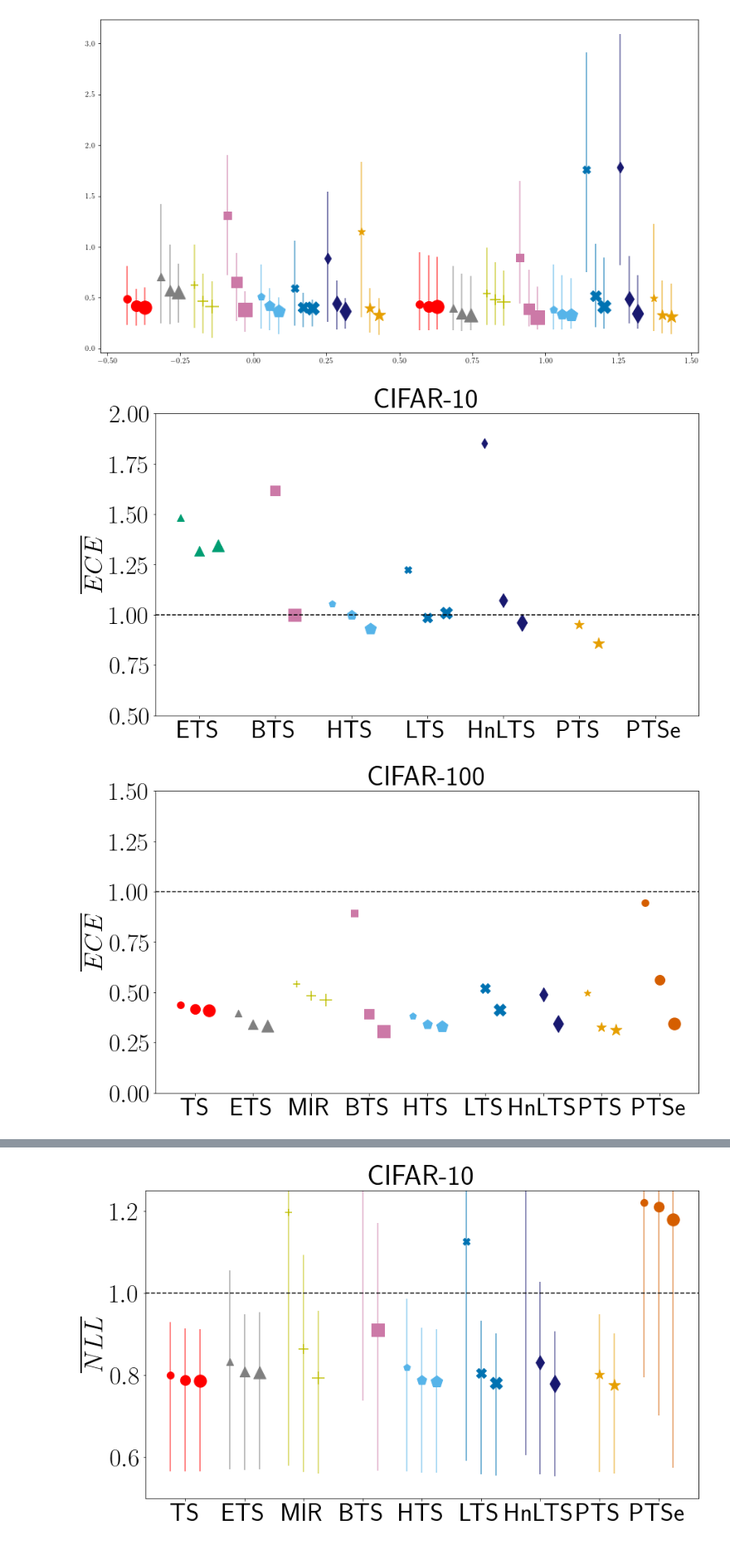
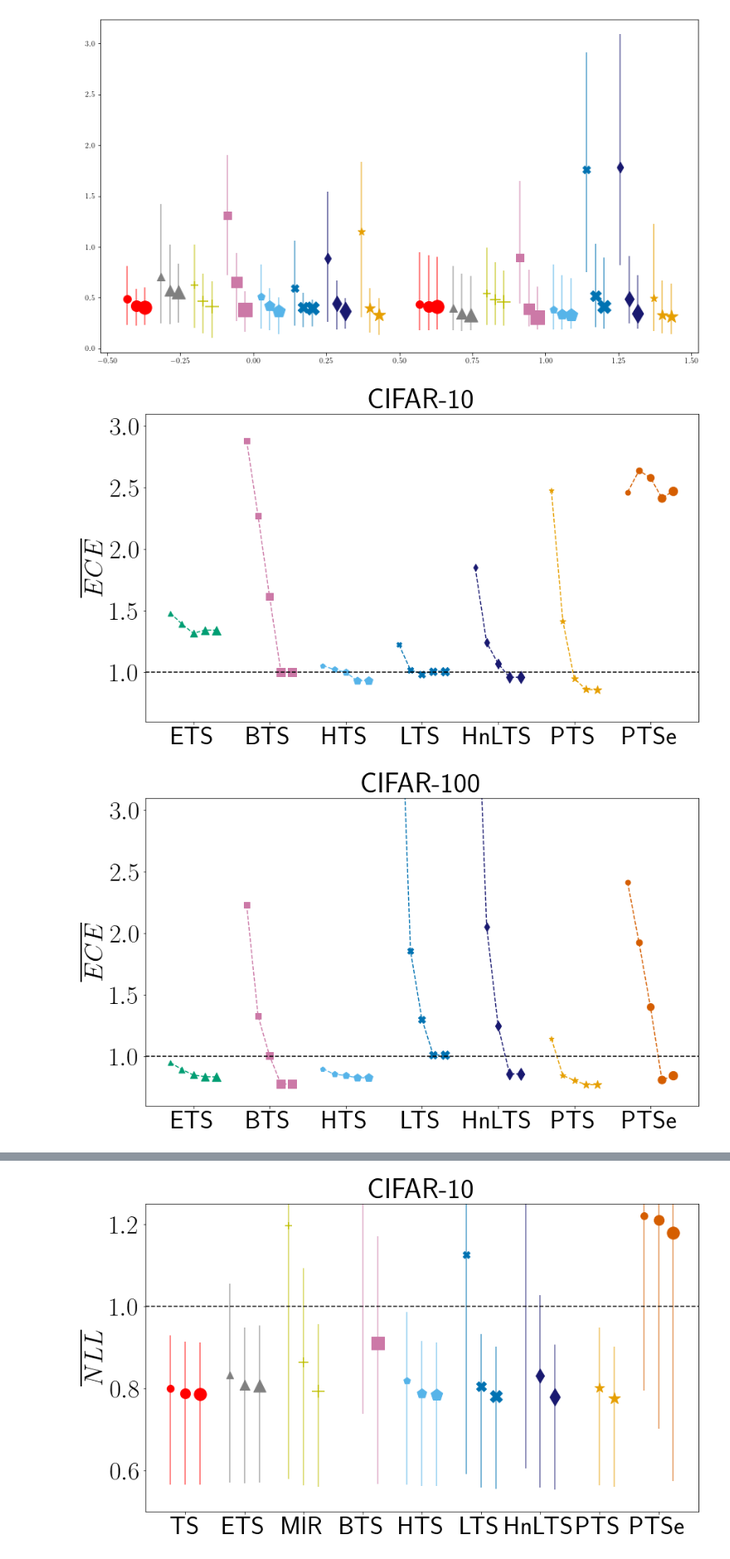
Before and after one commit to SergioAlvarezB/adaptive-tempscaling, a Jupyter notebook: code/notebooks/benchmark_pretrained_results.ipynb, the cells around one changed output, grey strips where cells are left out. Shown at 83% size. Saved outputs shown, nothing was run; the diff lists cells and outputs as text; code cells hidden in the pictures.

```diff
--- a/code/notebooks/benchmark_pretrained_results.ipynb
+++ b/code/notebooks/benchmark_pretrained_results.ipynb
@@ -387,16 +428,25 @@ fig, ax = plt.subplots(figsize=(14, 8))
 x_axis = np.arange(7)
 
 for i, model in enumerate(labels_):
-    ax.scatter(x_axis[i]-0.25, np.mean(_rel_eces10_ld[:, i, :]), marker=markers_[i], s=100, c=colors_[i])
+
+    curr_x = [x_axis[i]-0.3, x_axis[i]-0.15, x_axis[i], x_axis[i]+0.15, x_axis[i]+0.3]
+    curr_y = [np.mean(_rel_eces10_ld[:, i, :]), np.mean(_rel_eces10_mld[:, i, :]), np.mean(_rel_eces10_md[:, i, :]), np.mean(_rel_eces10_mhd[:, i, :]), np.mean(_rel_eces10[:, i, :])]
+    ax.plot(curr_x, curr_y, ls='--', c=colors_[i])
+
+
+
+    ax.scatter(x_axis[i]-0.3, np.mean(_rel_eces10_ld[:, i, :]), marker=markers_[i], s=50, c=colors_[i])
+    ax.scatter(x_axis[i]-0.15, np.mean(_rel_eces10_mld[:, i, :]), marker=markers_[i], s=75, c=colors_[i])
     # ax.plot([x_axis[i]-0.25, x_axis[i]-0.25], np.quantile(_rel_eces10_ld[:, i, :], (0.05, 0.95)), lw=2, c=colors_[i], alpha=0.5)
 
 
-    ax.scatter(x_axis[i], np.mean(_rel_eces10_md[:, i, :]), marker=markers_[i], s=200, c=colors_[i])
+    ax.scatter(x_axis[i], np.mean(_rel_eces10_md[:, i, :]), marker=markers_[i], s=100, c=colors_[i])
     # ax.plot([x_axis[i], x_axis[i]], np.quantile(_rel_eces10_md[:, i, :], (0.05, 0.95)), lw=2, c=colors_[i], alpha=0.5)
 
 
 
-    ax.scatter(x_axis[i]+0.25, np.mean(_rel_eces10[:, i, :]), marker=markers_[i], s=300, c=colors_[i])
+    ax.scatter(x_axis[i]+0.15, np.mean(_rel_eces10_mhd[:, i, :]), marker=markers_[i], s=125, c=colors_[i])
+    ax.scatter(x_axis[i]+0.30, np.mean(_rel_eces10[:, i, :]), marker=markers_[i], s=150, c=colors_[i])
     # ax.plot([x_axis[i]+0.25, x_axis[i]+0.25], np.quantile(_rel_eces10[:, i, :], (0.05, 0.95)), lw=2, c=colors_[i], alpha=0.5)
 
 ax.set_title('CIFAR-10', fontsize=40)
@@ -404,7 +454,7 @@ ax.set_title('CIFAR-10', fontsize=40)
 ax.axhline(1.0, c='k', ls='--')
 ax.set_xticks(x_axis)
 ax.set_xticklabels(labels_)
-ax.set_ylim(0.5, 2)
+ax.set_ylim(0.6, 3.1)
 
 ax.set_ylabel('$\overline{ECE}$', fontsize=36)
 ax.tick_params(axis='both', labelsize=36)
@@ -412,36 +462,44 @@ ax.tick_params(axis='both', labelsize=36)
 fig.savefig('C:/Users/sergi/Google Drive/PhD/AdaTS/imgsPaper/_relECEc10.pdf')
 plt.show()
 # %% [output]
-[figure, old version]
+[figure, new version]
 # %%
 fig, ax = plt.subplots(figsize=(14, 8))
-x_axis = np.arange(9)
+x_axis = np.arange(7)
 
-for i, model in enumerate(labels):
-    ax.scatter(x_axis[i]-0.25, np.mean(rel_eces100_ld[:, i, :]), marker=markers[i], s=100, c=colors[i])
-    # ax.plot([x_axis[i]-0.25, x_axis[i]-0.25], np.quantile(rel_eces100_ld[:, i, :], (0.05, 0.95)), lw=2, c=colors[i], alpha=0.5)
-
-
-    ax.scatter(x_axis[i], np.mean(rel_eces100_md[:, i, :]), marker=markers[i], s=200, c=colors[i])
-    # ax.plot([x_axis[i], x_axis[i]], np.quantile(rel_eces100_md[:, i, :], (0.05, 0.95)), lw=2, c=colors[i], alpha=0.5)
+for i, model in enumerate(labels_):
+    curr_x = [x_axis[i]-0.3, x_axis[i]-0.15, x_axis[i], x_axis[i]+0.15, x_axis[i]+0.3]
+    curr_y = [np.mean(_rel_eces100_ld[:, i, :]), np.mean(_rel_eces100_mld[:, i, :]), np.mean(_rel_eces100_md[:, i, :]), np.mean(_rel_eces100_mhd[:, i, :]), np.mean(_rel_eces100[:, i, :])]
+    ax.plot(curr_x, curr_y, ls='--', c=colors_[i])
 
 
 
-    ax.scatter(x_axis[i]+0.25, np.mean(rel_eces100[:, i, :]), marker=markers[i], s=300, c=colors[i])
-    # ax.plot([x_axis[i]+0.25, x_axis[i]+0.25], np.quantile(rel_eces100[:, i, :], (0.05, 0.95)), lw=2, c=colors[i], alpha=0.5)
+    ax.scatter(x_axis[i]-0.3, np.mean(_rel_eces100_ld[:, i, :]), marker=markers_[i], s=50, c=colors_[i])
+    ax.scatter(x_axis[i]-0.15, np.mean(_rel_eces100_mld[:, i, :]), marker=markers_[i], s=75, c=colors_[i])
+    # ax.plot([x_axis[i]-0.25, x_axis[i]-0.25], np.quantile(_rel_eces100_ld[:, i, :], (0.05, 0.95)), lw=2, c=colors_[i], alpha=0.5)
+
+
+    ax.scatter(x_axis[i], np.mean(_rel_eces100_md[:, i, :]), marker=markers_[i], s=100, c=colors_[i])
+    # ax.plot([x_axis[i], x_axis[i]], np.quantile(_rel_eces100_md[:, i, :], (0.05, 0.95)), lw=2, c=colors_[i], alpha=0.5)
+
+
+
+    ax.scatter(x_axis[i]+0.15, np.mean(_rel_eces100_mhd[:, i, :]), marker=markers_[i], s=125, c=colors_[i])
+    ax.scatter(x_axis[i]+0.30, np.mean(_rel_eces100[:, i, :]), marker=markers_[i], s=150, c=colors_[i])
+    # ax.plot([x_axis[i]+0.25, x_axis[i]+0.25], np.quantile(_rel_eces100[:, i, :], (0.05, 0.95)), lw=2, c=colors_[i], alpha=0.5)
 
 ax.set_title('CIFAR-100', fontsize=40)
 
 ax.axhline(1.0, c='k', ls='--')
 ax.set_xticks(x_axis)
-ax.set_xticklabels(labels)
-ax.set_ylim(0, 1.5)
+ax.set_xticklabels(labels_)
+ax.set_ylim(0.6, 3.1)
 
 ax.set_ylabel('$\overline{ECE}$', fontsize=36)
 ax.tick_params(axis='both', labelsize=36)
 
-fig.savefig('C:/Users/sergi/Google Drive/PhD/AdaTS/imgsPaper/relECEc100.pdf')
+fig.savefig('C:/Users/sergi/Google Drive/PhD/AdaTS/imgsPaper/_relECEc100.pdf')
 plt.show()
 # %% [output]
-[figure, old version]
+[figure, new version]
 # %%
```
Also changed, not shown: parts of 8 cells of this notebook, 3 other files.
